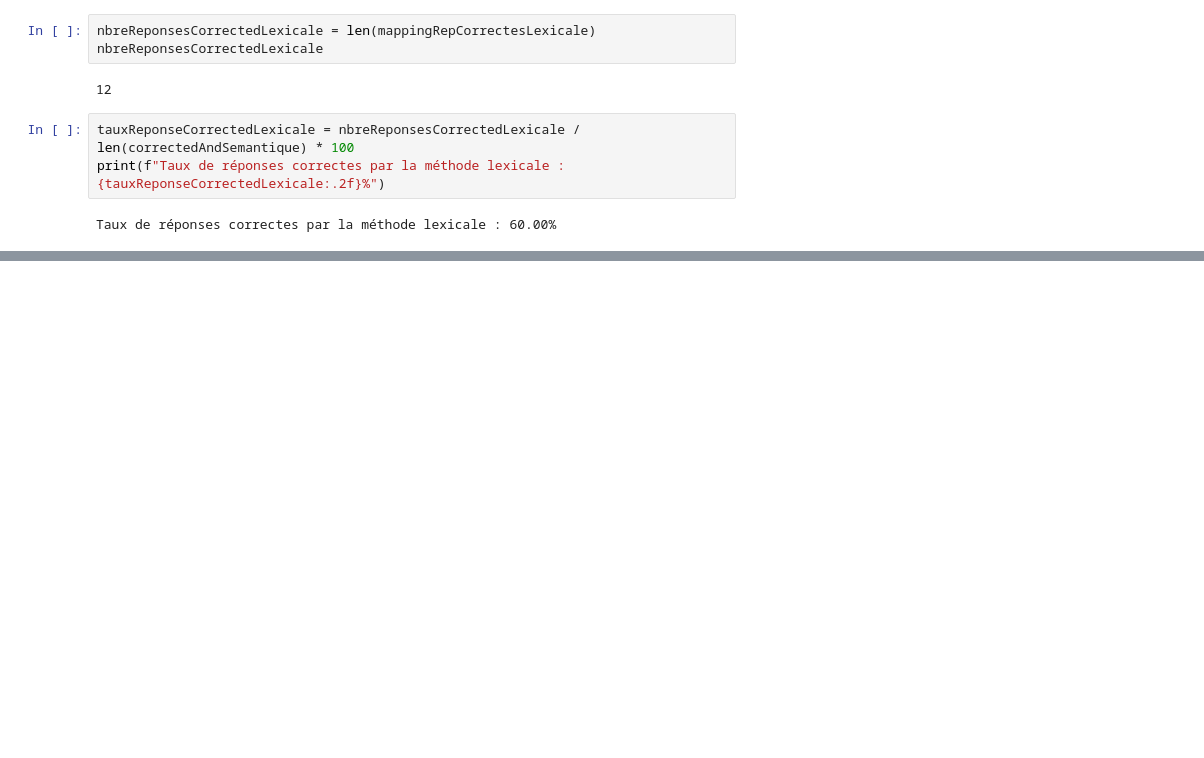
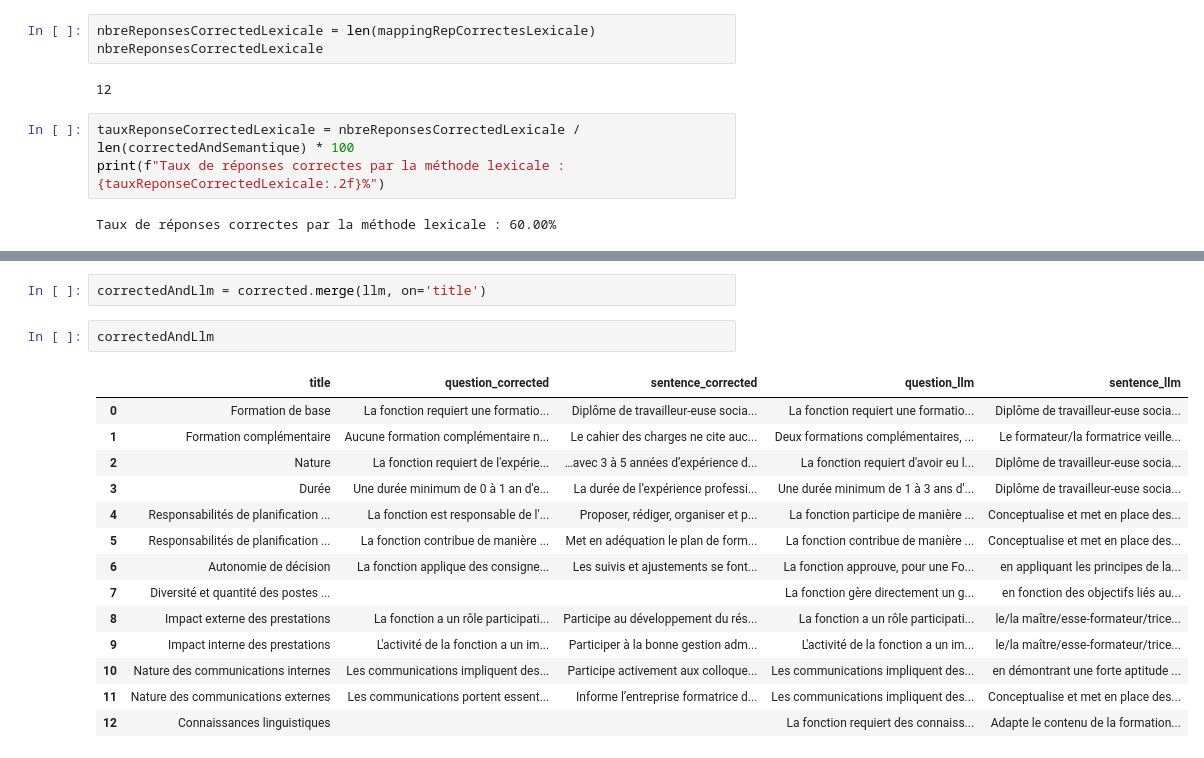
Before and after one commit to issamejekkam/Stage2A, a Jupyter notebook: compare_results.ipynb, the cells around one changed output, grey strips where cells are left out. Cells and saved outputs as stored; diff of their text form; blank space fills up the shorter version.

```diff
--- a/compare_results.ipynb
+++ b/compare_results.ipynb
@@ -333,0 +568,19 @@ Taux de réponses correctes par la méthode lexicale : 60.00%
+# %%
+correctedAndLlm = corrected.merge(llm, on='title')
+# %%
+correctedAndLlm
+# %% [output]
+|  | title | question_corrected | sentence_corrected | question_llm | sentence_llm |
+| 0 | Formation de base | La fonction requiert une formatio... | Diplôme de travailleur-euse socia... | La fonction requiert une formatio... | Diplôme de travailleur-euse socia... |
+| 1 | Formation complémentaire | Aucune formation complémentaire n... | Le cahier des charges ne cite auc... | Deux formations complémentaires, ... | Le formateur/la formatrice veille... |
+| 2 | Nature | La fonction requiert de l'expérie... | …avec 3 à 5 années d’expérience d... | La fonction requiert d'avoir eu l... | Diplôme de travailleur-euse socia... |
+| 3 | Durée | Une durée minimum de 0 à 1 an d'e... | La durée de l’expérience professi... | Une durée minimum de 1 à 3 ans d'... | Diplôme de travailleur-euse socia... |
+| 4 | Responsabilités de planification ... | La fonction est responsable de l'... | Proposer, rédiger, organiser et p... | La fonction participe de manière ... | Conceptualise et met en place des... |
+| 5 | Responsabilités de planification ... | La fonction contribue de manière ... | Met en adéquation le plan de form... | La fonction contribue de manière ... | Conceptualise et met en place des... |
+| 6 | Autonomie de décision | La fonction applique des consigne... | Les suivis et ajustements se font... | La fonction approuve, pour une Fo... | en appliquant les principes de la... |
+| 7 | Diversité et quantité des postes ... |  |  | La fonction gère directement un g... | en fonction des objectifs liés au... |
+| 8 | Impact externe des prestations | La fonction a un rôle participati... | Participe au développement du rés... | La fonction a un rôle participati... | le/la maître/esse-formateur/trice... |
+| 9 | Impact interne des prestations | L'activité de la fonction a un im... | Participer à la bonne gestion adm... | L'activité de la fonction a un im... | le/la maître/esse-formateur/trice... |
+| 10 | Nature des communications internes | Les communications impliquent des... | Participe activement aux colloque... | Les communications impliquent des... | en démontrant une forte aptitude ... |
+| 11 | Nature des communications externes | Les communications portent essent... | Informe l’entreprise formatrice d... | Les communications impliquent des... | Conceptualise et met en place des... |
+| 12 | Connaissances linguistiques |  |  | La fonction requiert des connaiss... | Adapte le contenu de la formation... |
```
Also changed, not shown: parts of 20 cells of this notebook, 3 other files.
